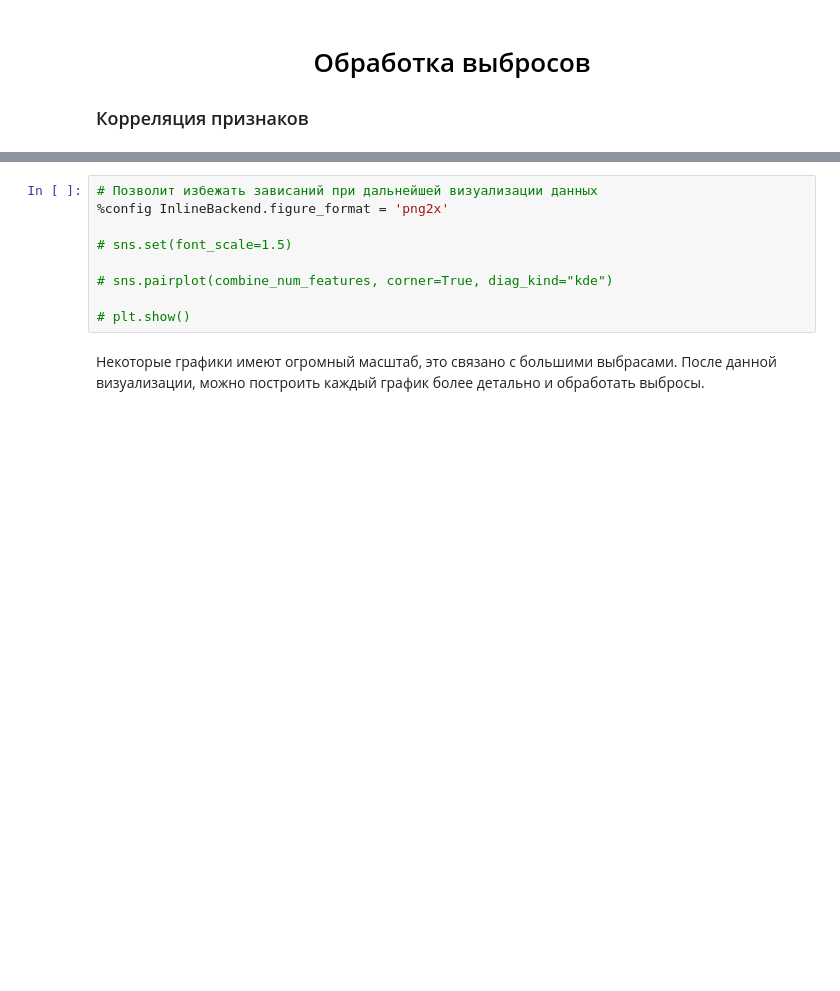
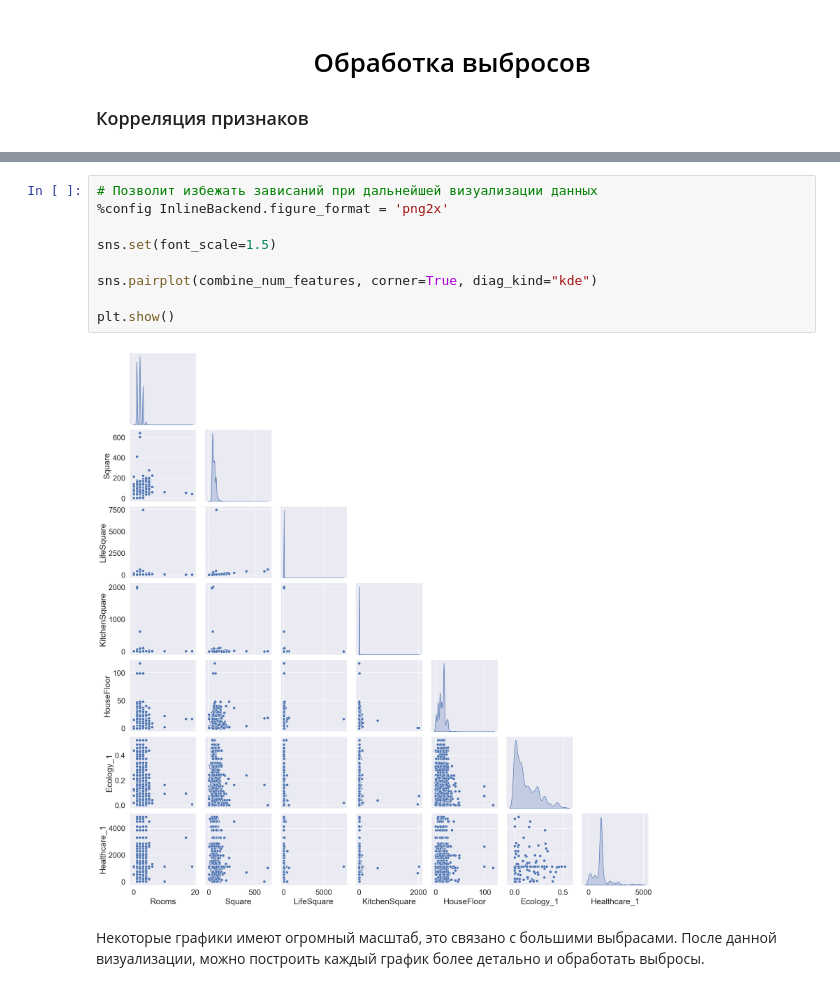
Before and after one commit to SciWake/OLD-Projects-for-Resume, a Jupyter notebook: house-price-prediction/Data_preprocessing.ipynb, the cells around one changed output, grey strips where cells are left out. Cells and saved outputs as stored; diff of their text form; blank space fills up the shorter version.

```diff
--- a/house-price-prediction/Data_preprocessing.ipynb
+++ b/house-price-prediction/Data_preprocessing.ipynb
@@ -250,12 +266,14 @@ show_corr_matrix(combine_num_features)
 # %%
 # Позволит избежать зависаний при дальнейшей визуализации данных
 %config InlineBackend.figure_format = 'png2x'
 
-# sns.set(font_scale=1.5)
+sns.set(font_scale=1.5)
 
-# sns.pairplot(combine_num_features, corner=True, diag_kind="kde")
+sns.pairplot(combine_num_features, corner=True, diag_kind="kde")
 
-# plt.show()
+plt.show()
+# %% [output]
+[figure, added]
 # %% [markdown]
 Некоторые графики имеют огромный масштаб, это связано с большими выбрасами. После данной визуализации, можно построить каждый график более детально и обработать выбросы.
 # %% [markdown]
```
Also changed, not shown: parts of 12 cells of this notebook.
